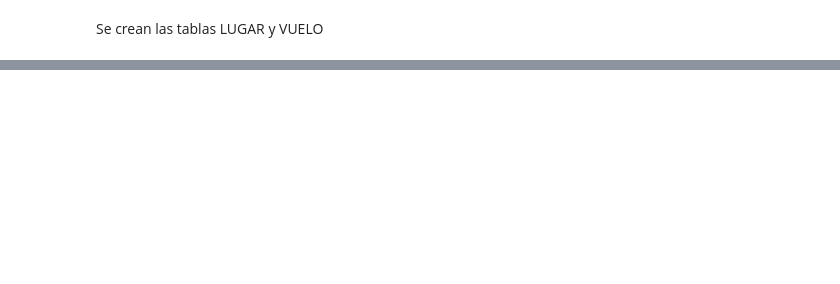
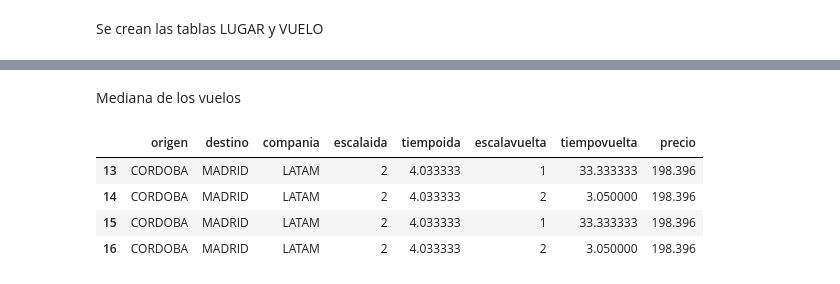
Before and after one commit to ispc-programador2022/AAAA4, a Jupyter notebook: Proyecto_Integrador.ipynb, the cells around one changed output, grey strips where cells are left out. Saved outputs shown, nothing was run; the diff lists cells and outputs as text; code cells hidden in the pictures; blank space fills up the shorter version.

```diff
--- a/Proyecto_Integrador.ipynb
+++ b/Proyecto_Integrador.ipynb
@@ -121,0 +157,11 @@ vuelos[['price']].describe()
+# %% [markdown]
+Mediana de los vuelos
+# %%
+filt = vuelos['precio'] == vuelos['precio'].median()
+vuelos.loc[filt]
+# %% [output]
+|  | origen | destino | compania | escalaida | tiempoida | escalavuelta | tiempovuelta | precio |
+| 13 | CORDOBA | MADRID | LATAM | 2 | 4.033333 | 1 | 33.333333 | 198.396 |
+| 14 | CORDOBA | MADRID | LATAM | 2 | 4.033333 | 2 | 3.050000 | 198.396 |
+| 15 | CORDOBA | MADRID | LATAM | 2 | 4.033333 | 1 | 33.333333 | 198.396 |
+| 16 | CORDOBA | MADRID | LATAM | 2 | 4.033333 | 2 | 3.050000 | 198.396 |
```
Also changed, not shown: parts of 26 cells of this notebook.
